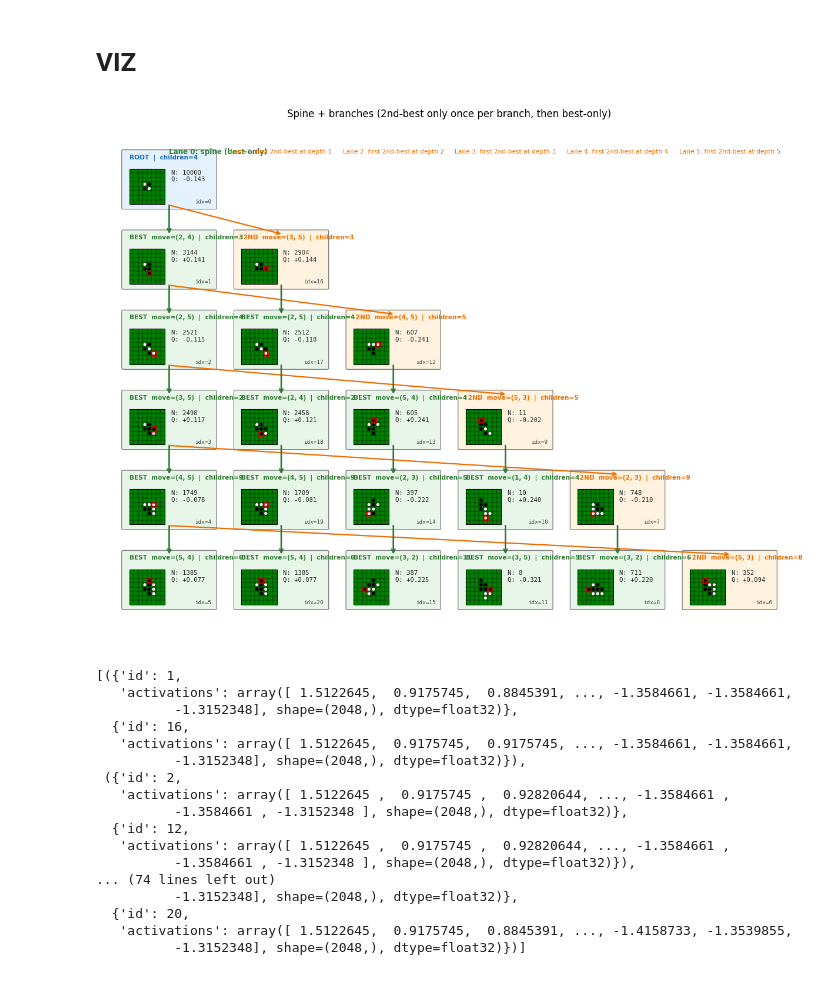
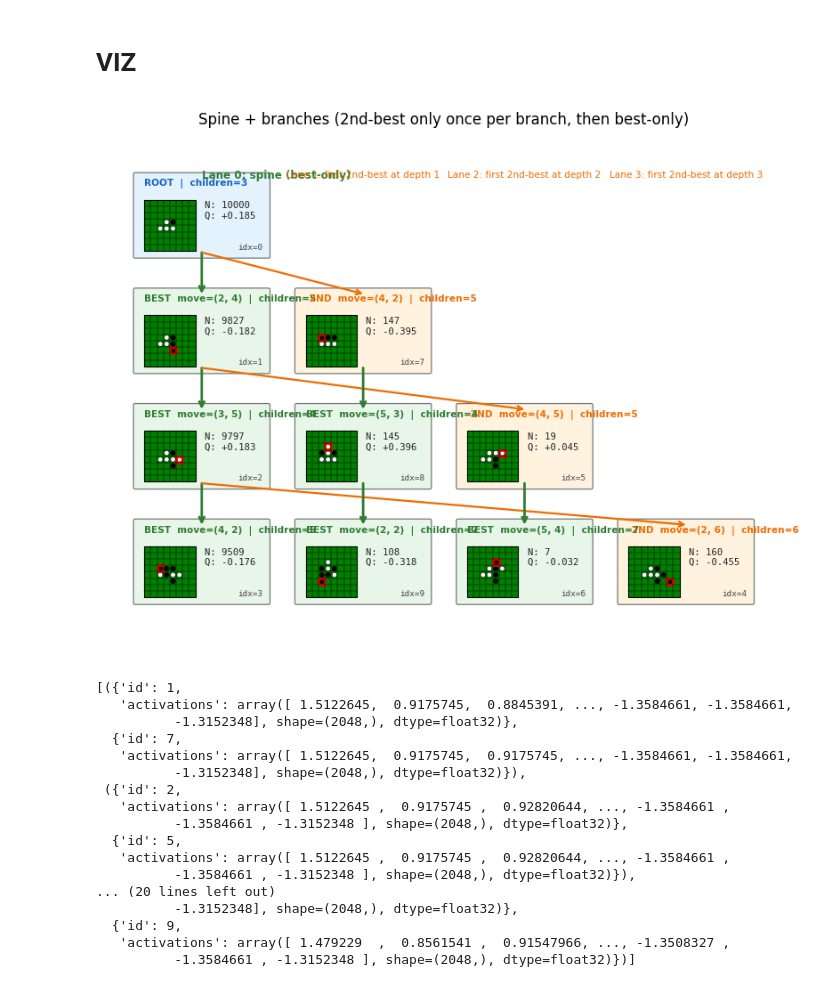
Before and after one commit to jain18ayush/alphazero, a Jupyter notebook: prototype.ipynb, the cells around one changed output. Saved outputs shown, nothing was run; the diff lists cells and outputs as text; code cells hidden in the pictures.

```diff
--- a/prototype.ipynb
+++ b/prototype.ipynb
@@ -2,3 +6,18 @@
 # A pipeline to walk through stuff
 from alphazero.games.othello import OthelloBoard, OthelloNet
 from alphazero.players import AlphaZeroPlayer, MCTSPlayer
+# %%
+import numpy as np
+from src.datasets.datasets import load_kaggle_othello_games
+
+cfg = {
+    'board_size': 8,
+    'n_positions': 100,      # ~100 games × ~80 moves; loader caps at this
+    'min_move_number': 1,     # skip opening
+    'max_move_number': 2,    # include late game (standard Othello ~60 moves)
+    'seed': 42,
+}
+
+positions = load_kaggle_othello_games(cfg)
+print(f"Loaded {len(positions)} positions")
+pos = positions[10]
@@ -5,6 +36,8 @@ from alphazero.players import AlphaZeroPlayer, MCTSPlayer
 # %%
 board_size = 8
 board = OthelloBoard(n=board_size)
+board.grid = pos['grid'].copy()
+board.player = pos['player']
 # %%
 name = 'alphazero-othello-8'
 checkpoint = 'models/'
@@ -75,12 +57,0 @@ decisions = get_decision_path(mct, board=board_snapshot)
-# %%
-# Step 4: Inspect decisions at each timestep
-for step in decisions:
-    d = step["depth"]
-    best = step["best_move"]
-    best_N, best_Q = step["best_N"], step["best_Q"]
-    second = step.get("second_best_move")
-    second_N = step.get("second_best_N")
-    second_Q = step.get("second_best_Q")
-    s_N = f"N={second_N:.0f}" if second_N is not None else "N=—"
-    s_Q = f"Q={second_Q:.3f}" if second_Q is not None else "Q=—"
-    print(f"depth {d}: best={best} (N={best_N:.0f}, Q={best_Q:.3f})  |  second_best={second} ({s_N}, {s_Q})")
@@ -530,35 +353,35 @@ def visualize_spine_decision_tree(levels, n, board_scale=1.0):
             continue
         parent = (d, idx)
         for k, child_idx in enumerate([2 * idx, 2 * idx + 1]):
             child = (d + 1, child_idx)
             if child not in node_positions:
                 continue
             # k==0 => best/left, k==1 => second/right
             draw_arrow(xy[parent], xy[child], is_best=(k == 0))
 
     # ---- Draw nodes ----
     for (d, idx), info in node_positions.items():
         cx, cy = xy[(d, idx)]
         draw_card(cx, cy, info, is_root=(d == 0))
 
 
     # ---- Lane labels (helpful when depth gets big) ----
     ax.text(0, -0.35 * y_step, "Lane 0: spine (best-only)", ha="left", va="center",
             fontsize=9 * board_scale, color="#2e7d32", fontweight="bold")
     for L in range(1, max_lane + 1):
         ax.text(L * x_step, -0.35 * y_step, f"Lane {L}: first 2nd-best at depth {L}",
                 ha="center", va="center", fontsize=8 * board_scale, color="#ef6c00")
 
     plt.title("Spine + branches (2nd-best only once per branch, then best-only)", fontsize=12, pad=18)
     plt.tight_layout()
 
     plt.show()
 
-full_tree_max_depth = 5  # try bigger
+full_tree_max_depth = 3  # try bigger
 full_levels = get_full_decision_tree_recursive(mct, board_snapshot, max_depth=full_tree_max_depth, layer_name="bn2")
 visualize_spine_decision_tree(full_levels, board_snapshot.n, board_scale=0.95)
 # %% [output]
-[figure, old version]
+[figure, new version]
 # %%
 pairs = []
 
@@ -579,20 +402,20 @@ pairs
 [({'id': 1,
    'activations': array([ 1.5122645,  0.9175745,  0.8845391, ..., -1.3584661, -1.3584661,
           -1.3152348], shape=(2048,), dtype=float32)},
-  {'id': 16,
+  {'id': 7,
    'activations': array([ 1.5122645,  0.9175745,  0.9175745, ..., -1.3584661, -1.3584661,
           -1.3152348], shape=(2048,), dtype=float32)}),
  ({'id': 2,
    'activations': array([ 1.5122645 ,  0.9175745 ,  0.92820644, ..., -1.3584661 ,
           -1.3584661 , -1.3152348 ], shape=(2048,), dtype=float32)},
-  {'id': 12,
+  {'id': 5,
    'activations': array([ 1.5122645 ,  0.9175745 ,  0.92820644, ..., -1.3584661 ,
           -1.3584661 , -1.3152348 ], shape=(2048,), dtype=float32)}),
-... (74 lines left out)
+... (20 lines left out)
           -1.3152348], shape=(2048,), dtype=float32)},
-  {'id': 20,
-   'activations': array([ 1.5122645,  0.9175745,  0.8845391, ..., -1.4158733, -1.3539855,
-          -1.3152348], shape=(2048,), dtype=float32)})]
+  {'id': 9,
+   'activations': array([ 1.479229  ,  0.8561541 ,  0.91547966, ..., -1.3508327 ,
+          -1.3584661 , -1.3152348 ], shape=(2048,), dtype=float32)})]
 # %%
 full_levels
 # %% [output]
```
Also changed, not shown: parts of 11 cells of this notebook, 10 other files.
